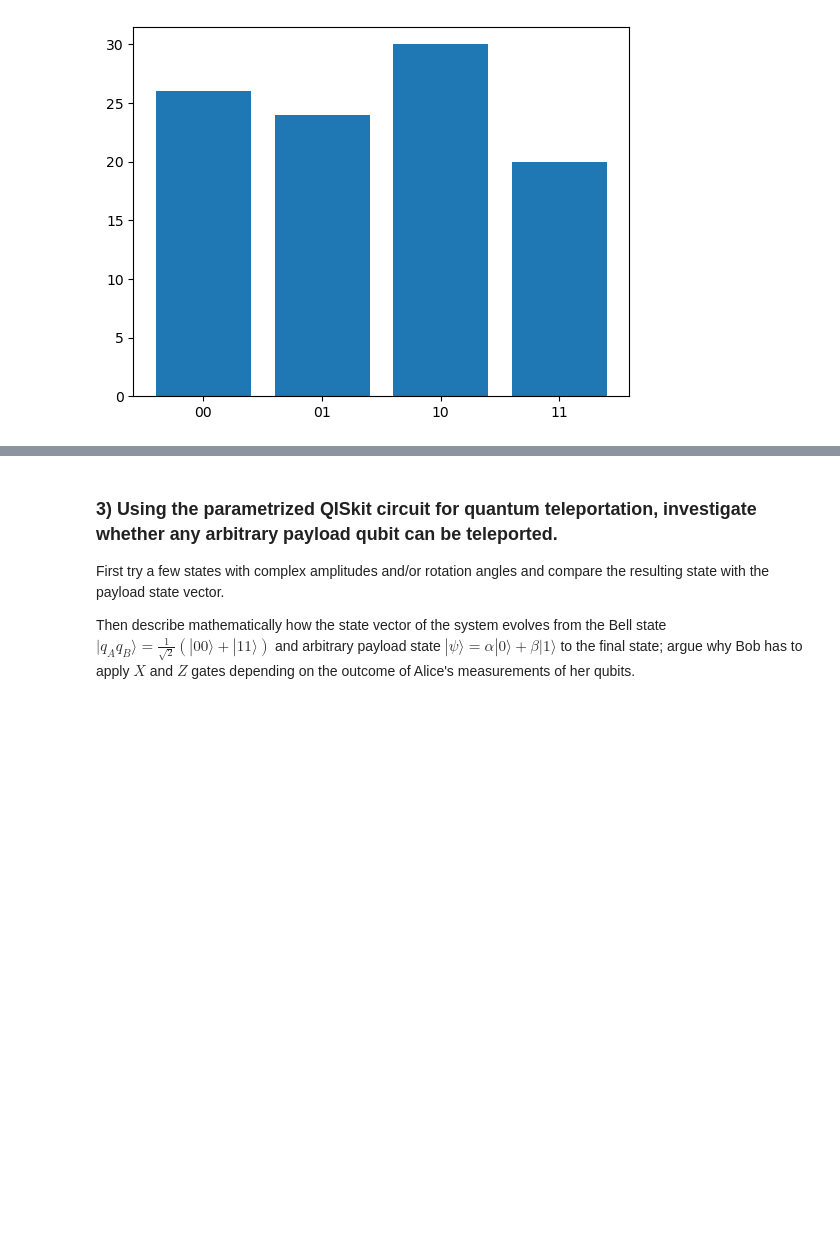
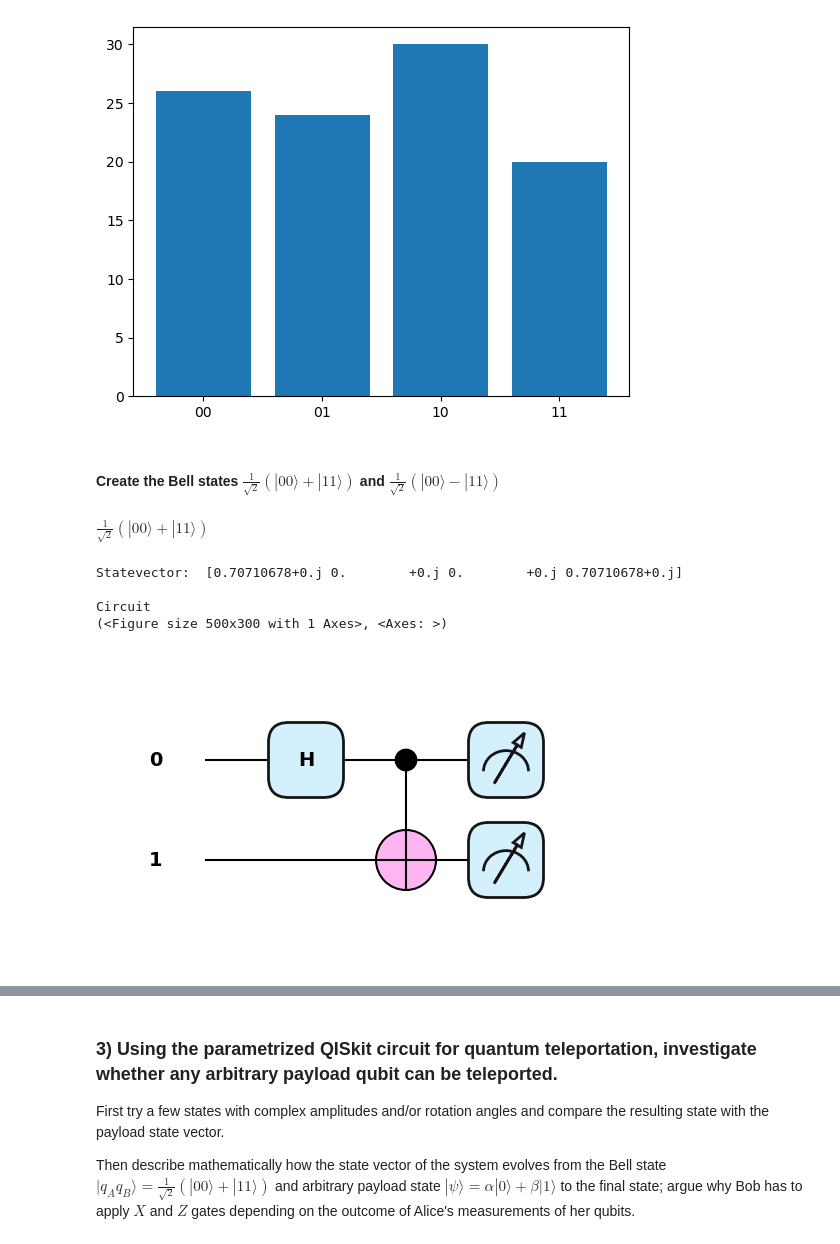
Before and after one commit to elijahkin/amsc698k, a Jupyter notebook: hw2/hw2.ipynb, the cells around one changed output, grey strips where cells are left out. Cells and saved outputs as stored; diff of their text form; code cells hidden in the pictures; blank space fills up the shorter version.

Commit message:
Pennylane Finished

```diff
--- a/hw2/hw2.ipynb
+++ b/hw2/hw2.ipynb
@@ -266,3 +268,31 @@ plt.bar(counts.keys(), counts.values())
 plt.show()
 # %% [output]
 [figure]
+# %% [markdown]
+#### Create the Bell states $\frac{1}{\sqrt{2}}(|00\rangle + |11\rangle)$ and $\frac{1}{\sqrt{2}}(|00\rangle - |11\rangle)$
+# %% [markdown]
+$\frac{1}{\sqrt{2}}(|00\rangle + |11\rangle)$
+# %%
+# run on simulator device 'default.qubit'
+dev = qml.device("default.qubit", wires=2)
+
+@qml.qnode(dev)
+def circuit():
+    qml.Hadamard(wires=0)
+    qml.CNOT(wires=[0, 1])
+    return qml.state()
+
+# Print statevector
+statevector = circuit()
+print("Statevector: ",  statevector)
+
+print("\nCircuit")
+drawer = qml.draw_mpl(circuit)
+qml.drawer.use_style('pennylane')
+print(drawer())
+# %% [output]
+Statevector:  [0.70710678+0.j 0.        +0.j 0.        +0.j 0.70710678+0.j]
+
+Circuit
+(<Figure size 500x300 with 1 Axes>, <Axes: >)
+[figure, added]
```
Also changed, not shown: parts of 12 cells of this notebook.
